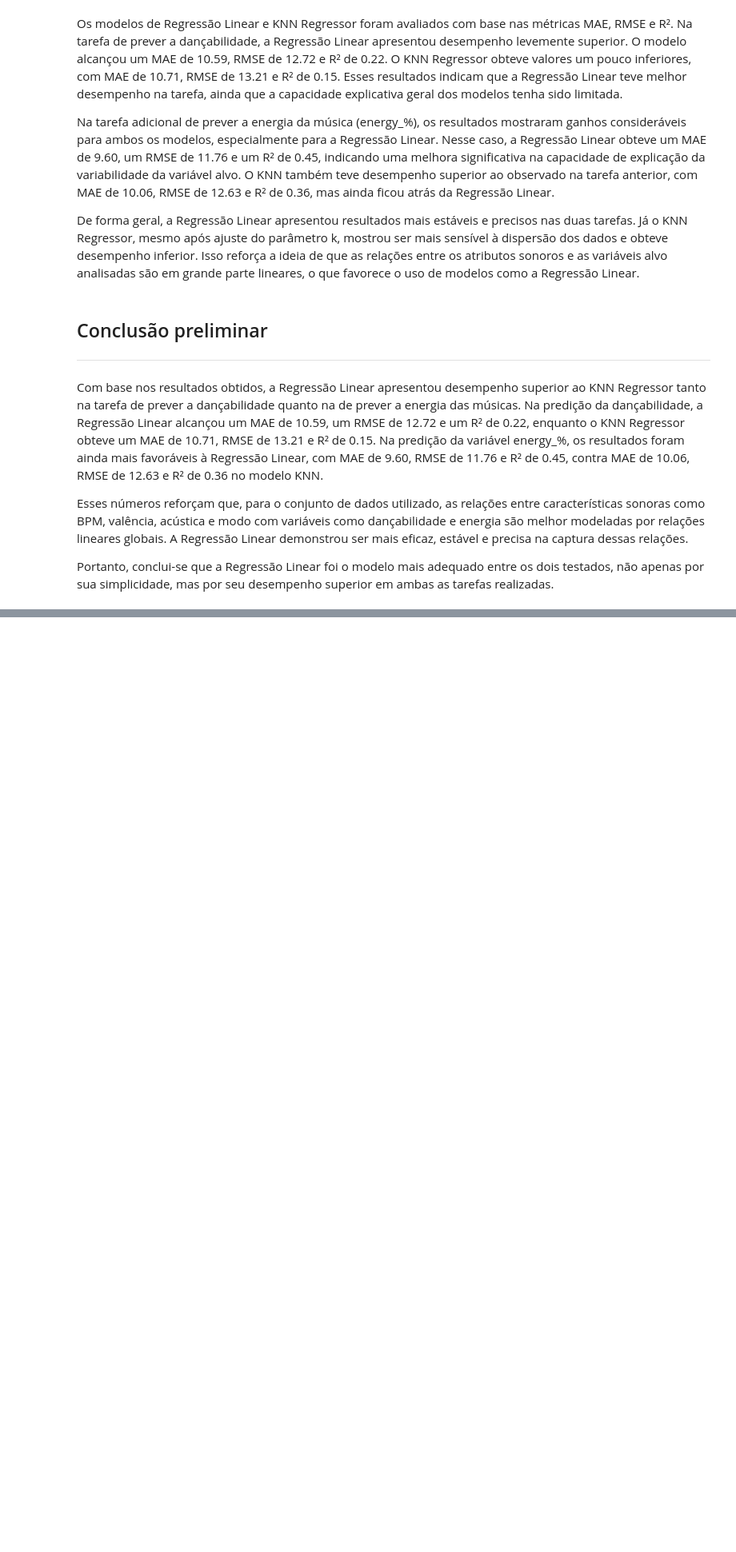
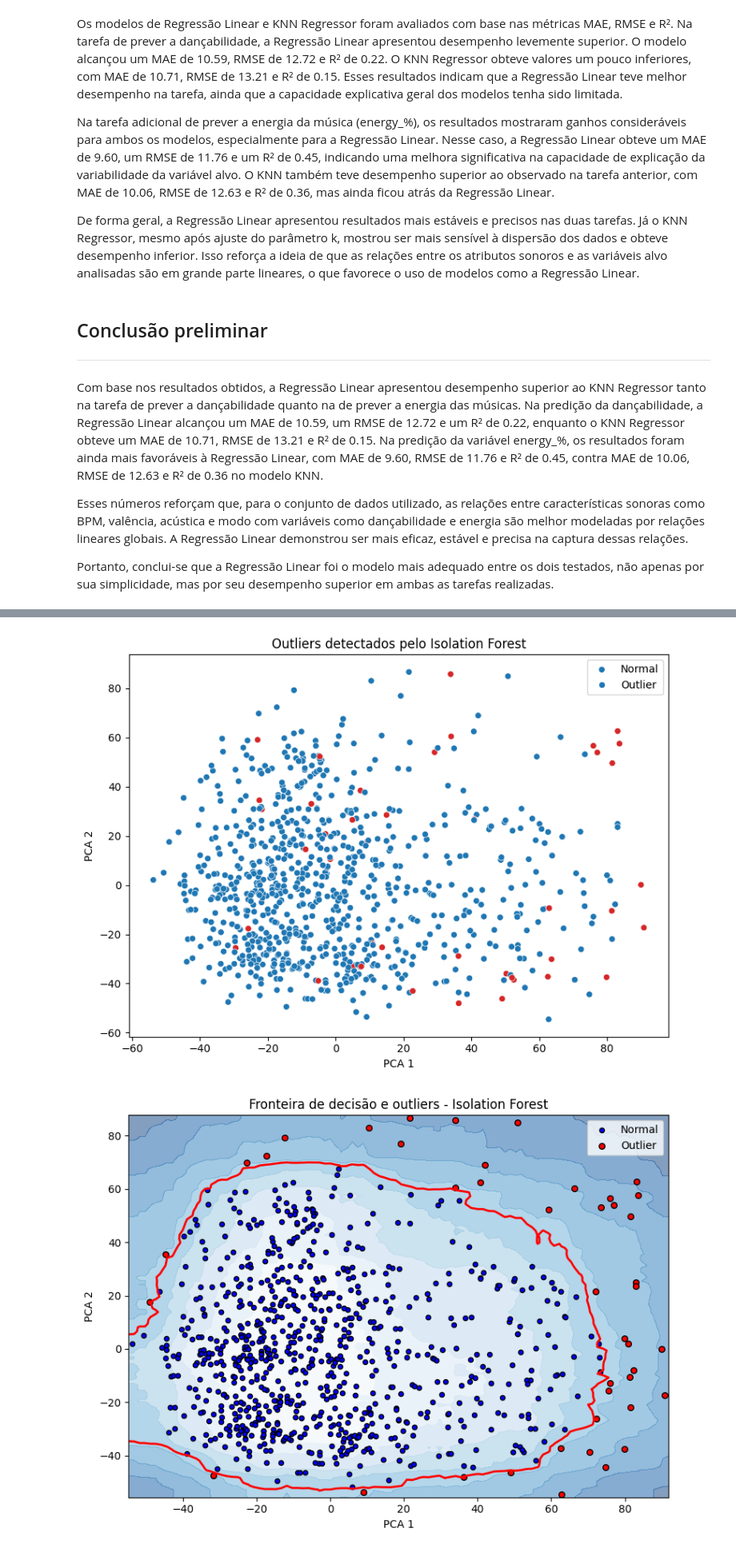
Before and after one commit to omgitsgm/projeto-ciencia-dados, a Jupyter notebook: notebook.ipynb, the cells around one changed output, grey strips where cells are left out. Shown at 80% size. Saved outputs shown, nothing was run; the diff lists cells and outputs as text; code cells hidden in the pictures; blank space fills up the shorter version.

Commit message:
Análise de Outliers com Isolation Forest

```diff
--- a/notebook.ipynb
+++ b/notebook.ipynb
@@ -354,0 +359,78 @@ Portanto, conclui-se que a Regressão Linear foi o modelo mais adequado entre os
+# %%
+# Análise de Outliers com Isolation Forest
+
+# Importa as bibliotecas necessárias
+from sklearn.ensemble import IsolationForest  # Algoritmo de detecção de outliers
+from sklearn.decomposition import PCA         # Redução de dimensionalidade para visualização
+import seaborn as sns                        # Visualização de dados
+
+# Seleciona apenas as variáveis numéricas relevantes para análise de outliers
+features_outlier = ['bpm', 'energy_%', 'valence_%', 'acousticness_%',
+                   'instrumentalness_%', 'speechiness_%', 'liveness_%', 'mode', 'danceability_%']
+X_outlier = df[features_outlier].dropna()  # Remove linhas com valores ausentes
+
+# Reduz a dimensionalidade dos dados para 2 componentes principais (PCA) para facilitar a visualização
+pca = PCA(n_components=2)
+X_pca = pca.fit_transform(X_outlier)
+
+# Cria e treina o modelo Isolation Forest para detecção de outliers
+iso_forest = IsolationForest(contamination=0.05, random_state=42)  # 5% dos dados serão considerados outliers
+iso_labels = iso_forest.fit_predict(X_outlier)  # -1 = outlier, 1 = normal
+
+# Visualiza os outliers detectados em 2D (PCA)
+plt.figure(figsize=(8, 6))
+sns.scatterplot(x=X_pca[:,0], y=X_pca[:,1], hue=iso_labels == -1, palette=['#1f77b4', '#d62728'], legend='full')
+plt.title('Outliers detectados pelo Isolation Forest')
+plt.xlabel('PCA 1')
+plt.ylabel('PCA 2')
+plt.legend(['Normal', 'Outlier'])
+plt.tight_layout()
+plt.show()
+
+# Visualização avançada: fronteira de decisão do Isolation Forest
+from matplotlib import cm
+iso_forest.fit(X_pca)  # Treina novamente, agora nos dados reduzidos para 2D
+
+# Prediz se cada ponto é normal ou outlier
+y_pred = iso_forest.predict(X_pca)
+
+# Cria uma malha de pontos para desenhar o contorno da função de decisão
+xx, yy = np.meshgrid(
+    np.linspace(X_pca[:, 0].min() - 1, X_pca[:, 0].max() + 1, 100),
+    np.linspace(X_pca[:, 1].min() - 1, X_pca[:, 1].max() + 1, 100)
+)
+# Calcula a função de decisão do Isolation Forest para cada ponto da malha
+decision_values = iso_forest.decision_function(np.c_[xx.ravel(), yy.ravel()])
+Z = decision_values.reshape(xx.shape)
+
+plt.figure(figsize=(8, 6))
+# Plota o contorno da função de decisão
+plt.contourf(xx, yy, Z, levels=np.linspace(Z.min(), Z.max(), 10), cmap=cm.Blues_r, alpha=0.5)
+# Plota a linha de decisão (limite entre normal e outlier)
+plt.contour(xx, yy, Z, levels=[0], linewidths=2, colors='red')
+# Plota os pontos normais
+plt.scatter(X_pca[y_pred == 1, 0], X_pca[y_pred == 1, 1], c='b', s=20, edgecolor='k', label='Normal')
+# Plota os outliers
+plt.scatter(X_pca[y_pred == -1, 0], X_pca[y_pred == -1, 1], c='r', s=30, edgecolor='k', label='Outlier')
+plt.xlabel('PCA 1')
+plt.ylabel('PCA 2')
+plt.title('Fronteira de decisão e outliers - Isolation Forest')
+plt.legend()
+plt.tight_layout()
+plt.show()
+
+# Explicação linha a linha:
+# 1. Importa as bibliotecas necessárias para modelagem, visualização e redução de dimensionalidade.
+# 2. Seleciona as colunas numéricas relevantes e remove linhas com valores ausentes.
+# 3. Reduz os dados para 2 dimensões usando PCA para facilitar a visualização.
+# 4. Cria o modelo Isolation Forest, definindo a proporção de outliers esperada (contamination=0.05).
+# 5. Treina o modelo e obtém os rótulos: -1 para outlier, 1 para normal.
+# 6. Plota os dados em 2D, colorindo outliers e normais de forma diferente.
+# 7. Para uma visualização mais avançada, treina o Isolation Forest nos dados 2D.
+# 8. Cria uma malha de pontos para desenhar o contorno da função de decisão do modelo.
+# 9. Calcula a função de decisão para cada ponto da malha.
+# 10. Plota o contorno da função de decisão, a linha de decisão (limite dos outliers), os pontos normais e os outliers.
+# 11. Adiciona legendas e títulos para facilitar a interpretação.
+# %% [output]
+[figure, added]
+[figure, added]
```
Also changed, not shown: parts of 5 cells of this notebook.
